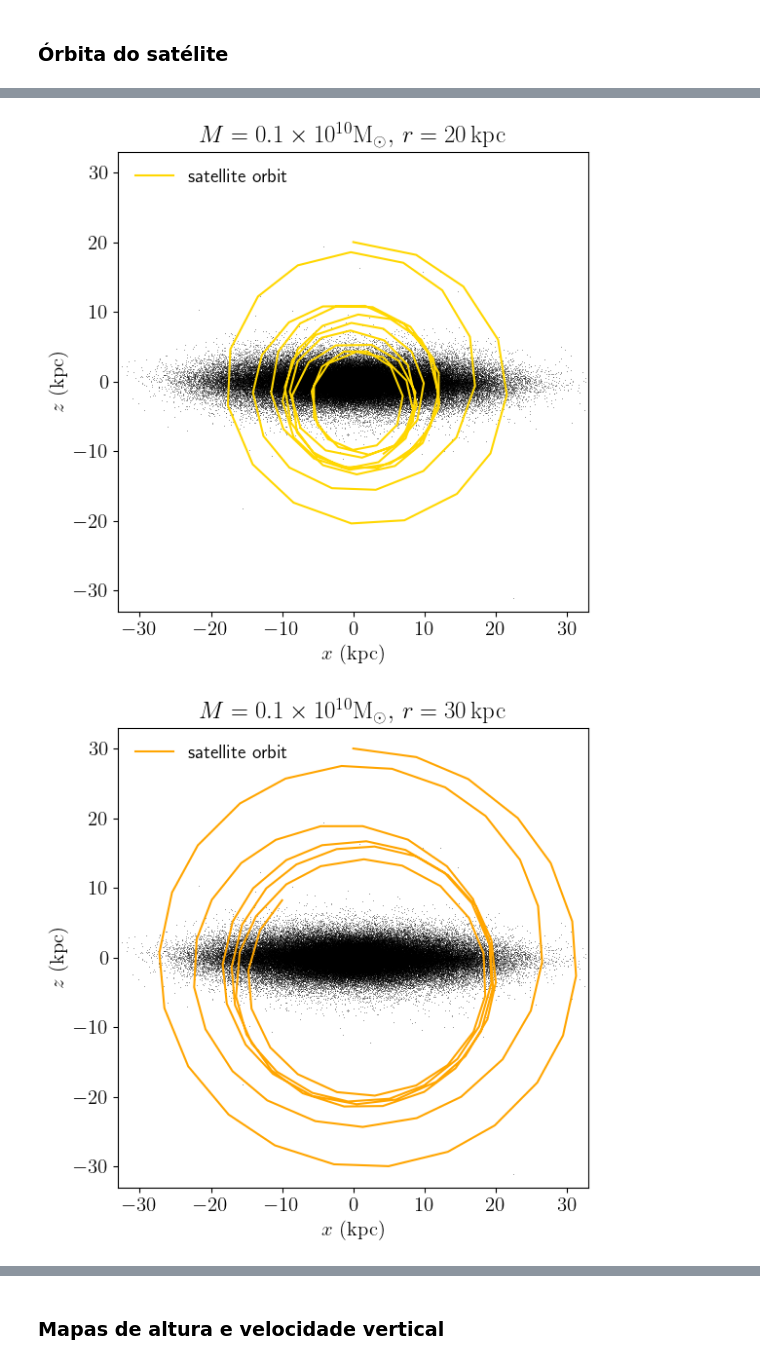
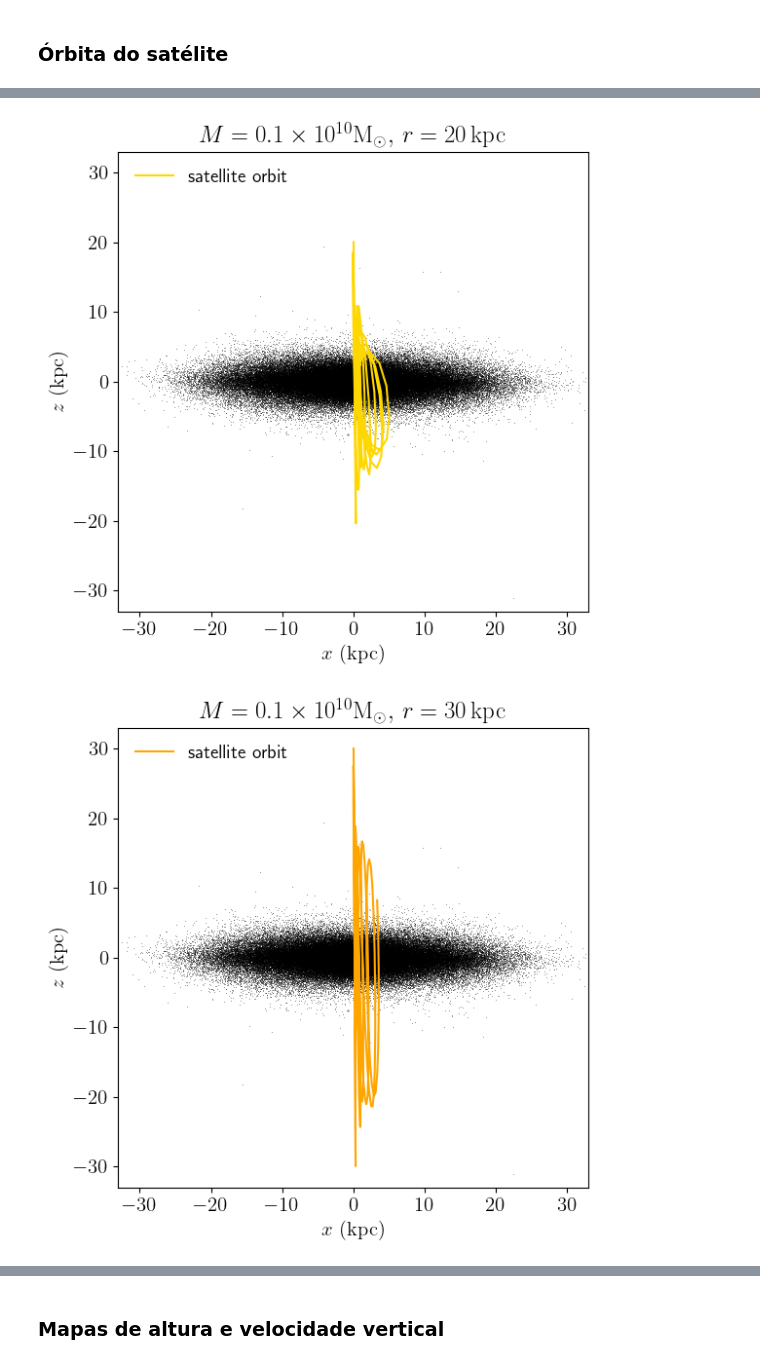
Before and after one commit to AndressaWille/astronomia, a Jupyter notebook: simulacoes mestrado/interactions-nb.ipynb, the cells around one changed output, grey strips where cells are left out. Drawn from its saved outputs; the diff is of its cells as text; code cells hidden in the pictures.

```diff
--- a/simulacoes mestrado/interactions-nb.ipynb
+++ b/simulacoes mestrado/interactions-nb.ipynb
@@ -187,7 +189,7 @@ for p, path in enumerate(paths):
             A2_1_30[j] = bar_strength(m=m, x=x, y=y, Rmax=5.0, Nbins=30, n_snapshots=n_snapshots)
 # %%
 #caminho galáxia isolada
-path = 'gas75_rel_200/'
+path = 'n_barrada/'
 paths1 = [path]
 # %%
 n_snapshots_ = 281
@@ -1081,7 +1083,7 @@ for i in range (0, 9):
     if i == 0:
         plt.figure(figsize=[6,6])
         plt.plot(x_disk, z_disk, 'k,', alpha=0.4)
-        plt.plot(cm_y_01_10, cm_z_01_10, color='khaki', label='satellite orbit')
+        plt.plot(cm_x_01_10, cm_z_01_10, color='khaki', label='satellite orbit')
         plt.xlabel(r'$x~({\rm kpc})$', fontsize=15)
         plt.ylabel(r'$z~({\rm kpc})$', fontsize=15)
         plt.legend(loc='upper left', frameon=False, fontsize=14)
@@ -1094,7 +1096,7 @@ for i in range (0, 9):
     if i == 1:
         plt.figure(figsize=[6,6])
         plt.plot(x_disk, z_disk, 'k,', alpha=0.4)
-        plt.plot(cm_y_01_20, cm_z_01_20, color='gold', label='satellite orbit')
+        plt.plot(cm_x_01_20, cm_z_01_20, color='gold', label='satellite orbit')
         plt.xlabel(r'$x~({\rm kpc})$', fontsize=15)
         plt.ylabel(r'$z~({\rm kpc})$', fontsize=15)
         plt.legend(loc='upper left', frameon=False, fontsize=14)
@@ -1107,7 +1109,7 @@ for i in range (0, 9):
     if i == 2:
         plt.figure(figsize=[6,6])
         plt.plot(x_disk, z_disk, 'k,', alpha=0.4)
-        plt.plot(cm_y_01_30, cm_z_01_30, color='orange', label='satellite orbit')
+        plt.plot(cm_x_01_30, cm_z_01_30, color='orange', label='satellite orbit')
         plt.xlabel(r'$x~({\rm kpc})$', fontsize=15)
         plt.ylabel(r'$z~({\rm kpc})$', fontsize=15)
         plt.legend(loc='upper left', frameon=False, fontsize=14)
@@ -1120,7 +1122,7 @@ for i in range (0, 9):
     if i == 3:
         plt.figure(figsize=[6,6])
         plt.plot(x_disk, z_disk, 'k,', alpha=0.4)
-        plt.plot(cm_y_05_10, cm_z_05_10, color='lawngreen', label='satellite orbit')
+        plt.plot(cm_x_05_10, cm_z_05_10, color='lawngreen', label='satellite orbit')
         plt.xlabel(r'$x~({\rm kpc})$', fontsize=15)
         plt.ylabel(r'$z~({\rm kpc})$', fontsize=15)
         plt.legend(loc='upper left', frameon=False, fontsize=14)
@@ -1133,7 +1135,7 @@ for i in range (0, 9):
     if i == 4:
         plt.figure(figsize=[6,6])
         plt.plot(x_disk, z_disk, 'k,', alpha=0.4)
-        plt.plot(cm_y_05_20, cm_z_05_20, color='limegreen', label='satellite orbit')
+        plt.plot(cm_x_05_20, cm_z_05_20, color='limegreen', label='satellite orbit')
         plt.xlabel(r'$x~({\rm kpc})$', fontsize=15)
         plt.ylabel(r'$z~({\rm kpc})$', fontsize=15)
         plt.legend(loc='upper left', frameon=False, fontsize=14)
@@ -1146,7 +1148,7 @@ for i in range (0, 9):
     if i == 5:
         plt.figure(figsize=[6,6])
         plt.plot(x_disk, z_disk, 'k,', alpha=0.4)
-        plt.plot(cm_y_05_30, cm_z_05_30, color='green', label='satellite orbit')
+        plt.plot(cm_x_05_30, cm_z_05_30, color='green', label='satellite orbit')
         plt.xlabel(r'$x~({\rm kpc})$', fontsize=15)
         plt.ylabel(r'$z~({\rm kpc})$', fontsize=15)
         plt.legend(loc='upper left', frameon=False, fontsize=14)
@@ -1159,7 +1161,7 @@ for i in range (0, 9):
     if i == 6:
         plt.figure(figsize=[6,6])
         plt.plot(x_disk, z_disk, 'k,', alpha=0.4)
-        plt.plot(cm_y_1_10, cm_z_1_10, color='plum', label='satellite orbit')
+        plt.plot(cm_x_1_10, cm_z_1_10, color='plum', label='satellite orbit')
         plt.xlabel(r'$x~({\rm kpc})$', fontsize=15)
         plt.ylabel(r'$z~({\rm kpc})$', fontsize=15)
         plt.legend(loc='upper left', frameon=False, fontsize=14)
@@ -1172,7 +1174,7 @@ for i in range (0, 9):
     if i == 7:
         plt.figure(figsize=[6,6])
         plt.plot(x_disk, z_disk, 'k,', alpha=0.4)
-        plt.plot(cm_y_1_20, cm_z_1_20, color='mediumpurple', label='satellite orbit')
+        plt.plot(cm_x_1_20, cm_z_1_20, color='mediumpurple', label='satellite orbit')
         plt.xlabel(r'$x~({\rm kpc})$', fontsize=15)
         plt.ylabel(r'$z~({\rm kpc})$', fontsize=15)
         plt.legend(loc='upper left', frameon=False, fontsize=14)
@@ -1185,7 +1187,7 @@ for i in range (0, 9):
     if i == 8:
         plt.figure(figsize=[6,6])
         plt.plot(x_disk, z_disk, 'k,', alpha=0.4)
-        plt.plot(cm_y_1_30, cm_z_1_30, color='indigo', label='satellite orbit')
+        plt.plot(cm_x_1_30, cm_z_1_30, color='indigo', label='satellite orbit')
         plt.xlabel(r'$x~({\rm kpc})$', fontsize=15)
         plt.ylabel(r'$z~({\rm kpc})$', fontsize=15)
         plt.legend(loc='upper left', frameon=False, fontsize=14)
@@ -1199,2 +1201,2 @@ for i in range (0, 9):
-[figure, old version]
+[figure, new version]
-[figure, old version]
+[figure, new version]
```
Also changed, not shown: parts of 8 cells of this notebook.
